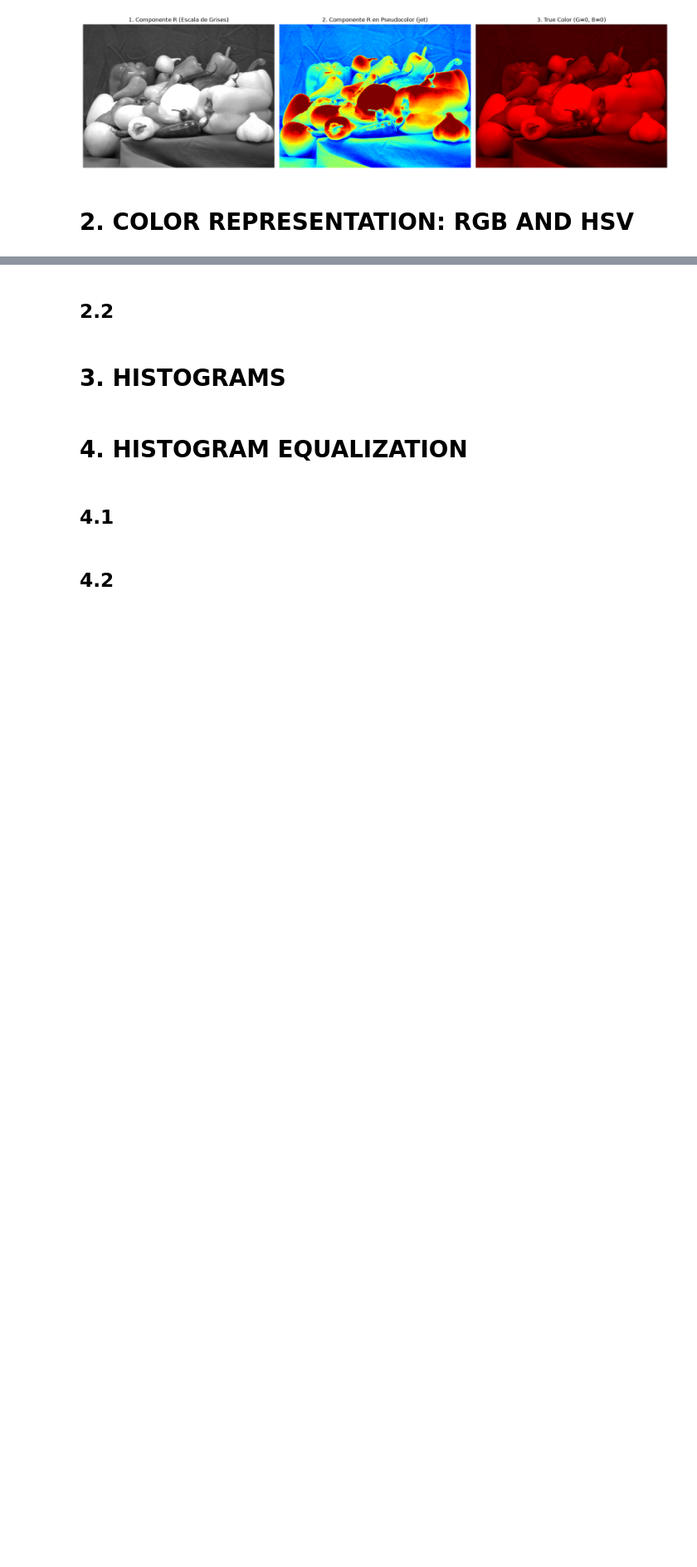
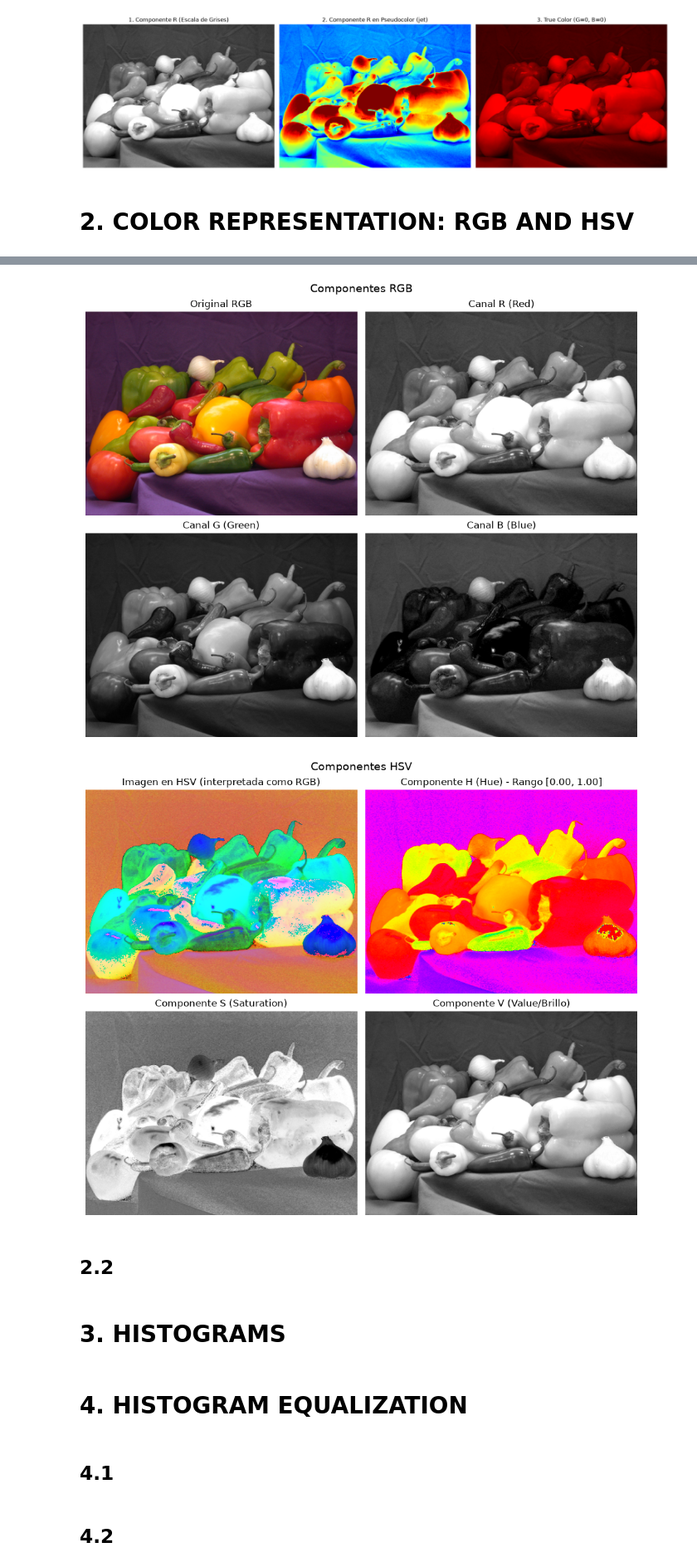
Before and after one commit to Taki3995/Criptografia-y-seguridad-informatica-Laboratories, a Jupyter notebook: Lab 1/Lab1.ipynb, the cells around one changed output, grey strips where cells are left out. Shown at 83% size. Saved outputs shown, nothing was run; the diff lists cells and outputs as text; code cells hidden in the pictures; blank space fills up the shorter version.

```diff
--- a/Lab 1/Lab1.ipynb
+++ b/Lab 1/Lab1.ipynb
@@ -117,3 +134,67 @@ plt.show()
+# %%
+from skimage import color
+
+# 1. Leer imagen peppers.png nuevamente
+img_peppers = io.imread('peppers.png')
+if img_peppers.ndim == 3 and img_peppers.shape[2] == 4:
+    img_peppers = img_peppers[:, :, :3]
+
+# 2. Convertir de RGB a HSV usando skimage.color
+peppers_hsv = color.rgb2hsv(img_peppers)
+
+# Extraer componentes individuales de HSV
+H = peppers_hsv[:, :, 0]
+S = peppers_hsv[:, :, 1]
+V = peppers_hsv[:, :, 2]
+
+# --- FIGURA 1: CANALES RGB ---
+fig1, axes1 = plt.subplots(2, 2, figsize=(10, 8))
+
+axes1[0, 0].imshow(img_peppers)
+axes1[0, 0].set_title('Original RGB')
+axes1[0, 0].axis('off')
+
+axes1[0, 1].imshow(img_peppers[:, :, 0], cmap='gray')
+axes1[0, 1].set_title('Canal R (Red)')
+axes1[0, 1].axis('off')
+
+axes1[1, 0].imshow(img_peppers[:, :, 1], cmap='gray')
+axes1[1, 0].set_title('Canal G (Green)')
+axes1[1, 0].axis('off')
+
+axes1[1, 1].imshow(img_peppers[:, :, 2], cmap='gray')
+axes1[1, 1].set_title('Canal B (Blue)')
+axes1[1, 1].axis('off')
+
+plt.tight_layout()
+plt.suptitle('Componentes RGB', fontsize=14, y=1.02)
+plt.show()
+
+# --- FIGURA 2: CANALES HSV ---
+fig2, axes2 = plt.subplots(2, 2, figsize=(10, 8))
+
+axes2[0, 0].imshow(peppers_hsv) # Matplotlib no interpreta HSV directamente en imshow, se verá extraño
+axes2[0, 0].set_title('Imagen en HSV (interpretada como RGB)')
+axes2[0, 0].axis('off')
+
+axes2[0, 1].imshow(H, cmap='hsv') # Usamos el mapa de color 'hsv' para visualizar tonos
+axes2[0, 1].set_title(f'Componente H (Hue) - Rango [{H.min():.2f}, {H.max():.2f}]')
+axes2[0, 1].axis('off')
+
+axes2[1, 0].imshow(S, cmap='gray')
+axes2[1, 0].set_title('Componente S (Saturation)')
+axes2[1, 0].axis('off')
+
+axes2[1, 1].imshow(V, cmap='gray')
+axes2[1, 1].set_title('Componente V (Value/Brillo)')
+axes2[1, 1].axis('off')
+
+plt.tight_layout()
+plt.suptitle('Componentes HSV', fontsize=14, y=1.02)
+plt.show()
+# %% [output]
+[figure, added]
+[figure, added]
 # %% [markdown]
 ## 2.2
 # %% [markdown]
```
Also changed, not shown: parts of 4 cells of this notebook.
